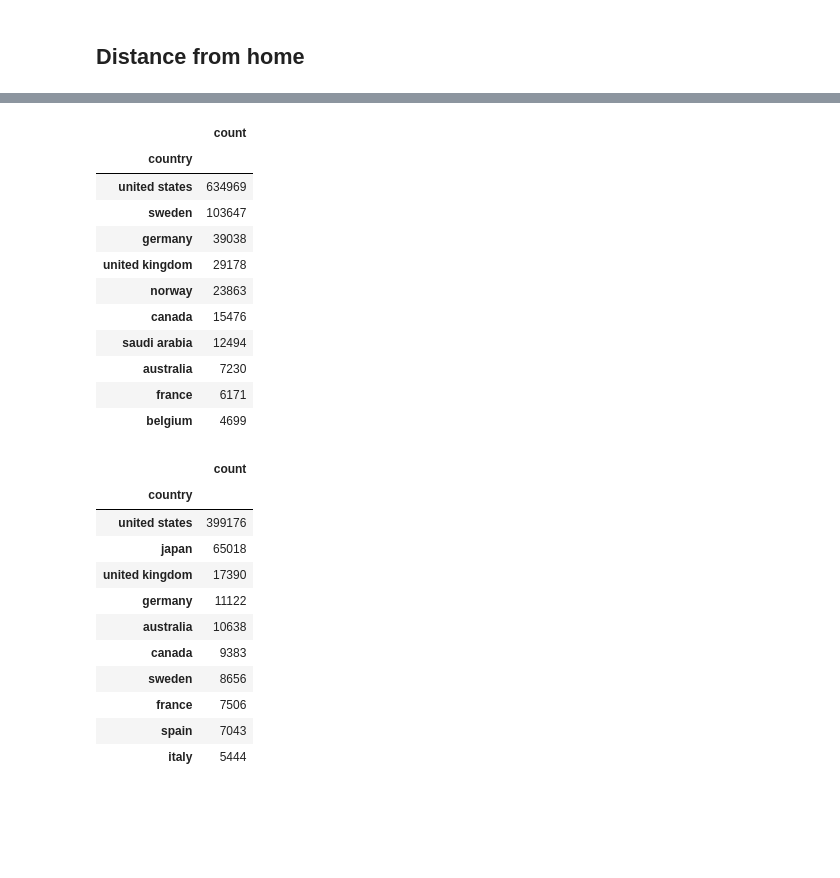
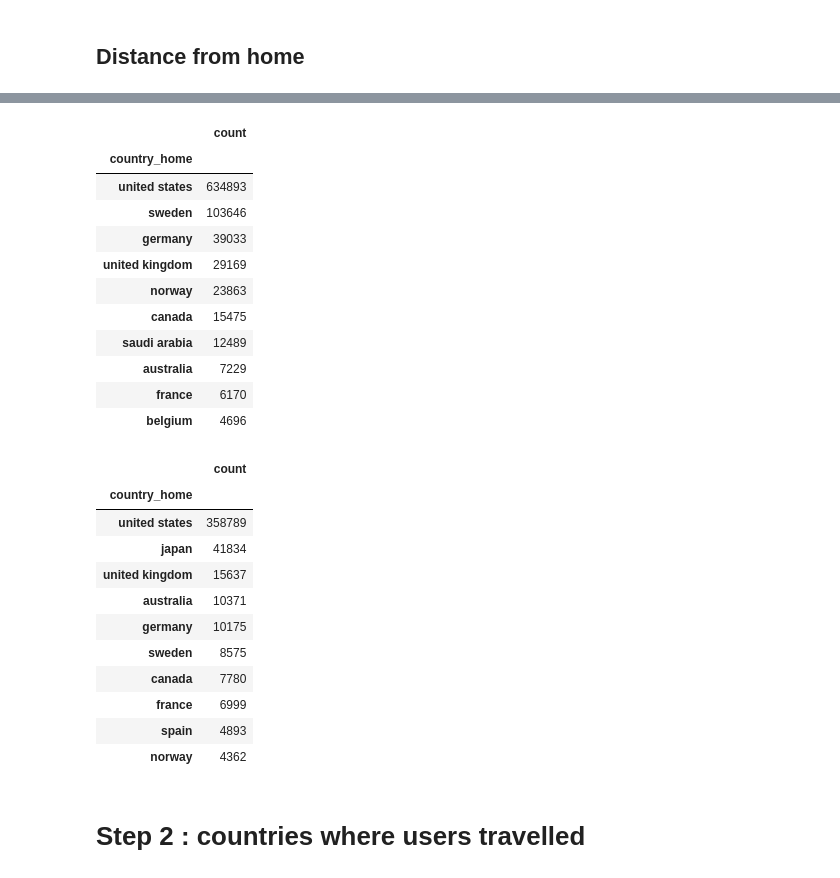
Before and after one commit to epfl-ada/ada-2020-project-milestone-p3-p3_runtime-error, a Jupyter notebook: creative_extension.ipynb, the cells around one changed output, grey strips where cells are left out. Drawn from its saved outputs; the diff is of its cells as text; code cells hidden in the pictures; blank space fills up the shorter version.

```diff
--- a/creative_extension.ipynb
+++ b/creative_extension.ipynb
@@ -223,19 +234,19 @@ countries.head(5)
 # %% [markdown]
 ## Distance from home
+# %%
+gowalla_home_locations.rename(columns={'lat':'home_lat','lon':'home_lon'}, inplace = True)
+brightkite_home_locations.rename(columns={'lat':'home_lat','lon':'home_lon'}, inplace = True)
 # %%
-gowalla_checkins = pd.merge(gowalla_checkins, gowalla_home_locations, how = 'left', on = ['user'])
-brightkite_checkins = pd.merge(brightkite_checkins, brightkite_home_locations, how = 'left', on = ['user'])
+gowalla_checkins = pd.merge(gowalla_checkins, gowalla_home_locations, how = 'left', on = ['user'], suffixes = ('_checkin', '_home'))
+brightkite_checkins = pd.merge(brightkite_checkins, brightkite_home_locations, how = 'left', on = ['user'], suffixes = ('_checkin', '_home'))
-# %%
-gowalla_checkins.rename(columns={'lat':'home_lat','lon':'home_lon'}, inplace = True)
-brightkite_checkins.rename(columns={'lat':'home_lat','lon':'home_lon'}, inplace = True)
 # %%
 import haversine as hvrs
 # %%
 def distance_from_home(row):
     '''computes the distance between the check-in and the user's home'''
-    lat1 = row['latitude']
+    lat1 = row['lat']
     lat2 = row['home_lat']
-    long1 = row['longitude']
+    long1 = row['lon']
     long2 = row['home_lon']
     return(hvrs.haversine((lat1, long1), (lat2, long2)))
 # %%
@@ -257,36 +276,38 @@ len(gowalla_far_checkins), len(brightkite_far_checkins)
 # %%
-gowalla_far_checkins_per_country = gowalla_far_checkins.groupby(['country']).count().sort_values(by = 'user', ascending = False)
+gowalla_far_checkins_per_country = gowalla_far_checkins.groupby(['country_home']).count().sort_values(by = 'user', ascending = False)
 gowalla_far_checkins_per_country.rename(columns = {'user':'count'}, inplace = True)
 gowalla_far_checkins_per_country.drop(gowalla_far_checkins_per_country.columns.difference(['count']), 1, inplace=True)
 gowalla_far_checkins_per_country.head(10)
 # %% [output]
 |  | count |
-| country |  |
-| united states | 634969 |
-| sweden | 103647 |
-| germany | 39038 |
-| united kingdom | 29178 |
+| country_home |  |
+| united states | 634893 |
+| sweden | 103646 |
+| germany | 39033 |
+| united kingdom | 29169 |
 | norway | 23863 |
-| canada | 15476 |
-| saudi arabia | 12494 |
-| australia | 7230 |
-| france | 6171 |
-| belgium | 4699 |
+| canada | 15475 |
+| saudi arabia | 12489 |
+| australia | 7229 |
+| france | 6170 |
+| belgium | 4696 |
 # %%
-brightkite_far_checkins_per_country = brightkite_far_checkins.groupby(['country']).count().sort_values(by = 'user', ascending = False)
+brightkite_far_checkins_per_country = brightkite_far_checkins.groupby(['country_home']).count().sort_values(by = 'user', ascending = False)
 brightkite_far_checkins_per_country.rename(columns = {'user':'count'}, inplace = True)
 brightkite_far_checkins_per_country.drop(brightkite_far_checkins_per_country.columns.difference(['count']), 1, inplace=True)
 brightkite_far_checkins_per_country.head(10)
 # %% [output]
 |  | count |
-| country |  |
-| united states | 399176 |
-| japan | 65018 |
-| united kingdom | 17390 |
-| germany | 11122 |
-| australia | 10638 |
-| canada | 9383 |
-| sweden | 8656 |
-| france | 7506 |
-| spain | 7043 |
-| italy | 5444 |
+| country_home |  |
+| united states | 358789 |
+| japan | 41834 |
+| united kingdom | 15637 |
+| australia | 10371 |
+| germany | 10175 |
+| sweden | 8575 |
+| canada | 7780 |
+| france | 6999 |
+| spain | 4893 |
+| norway | 4362 |
+# %% [markdown]
+# Step 2 : countries where users travelled
```
Also changed, not shown: parts of 31 cells of this notebook.
